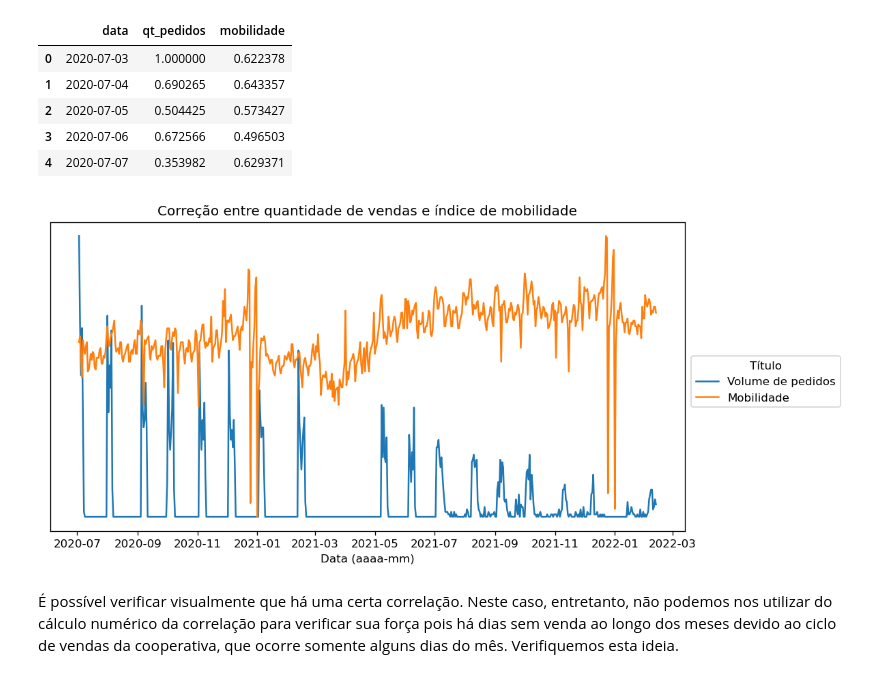
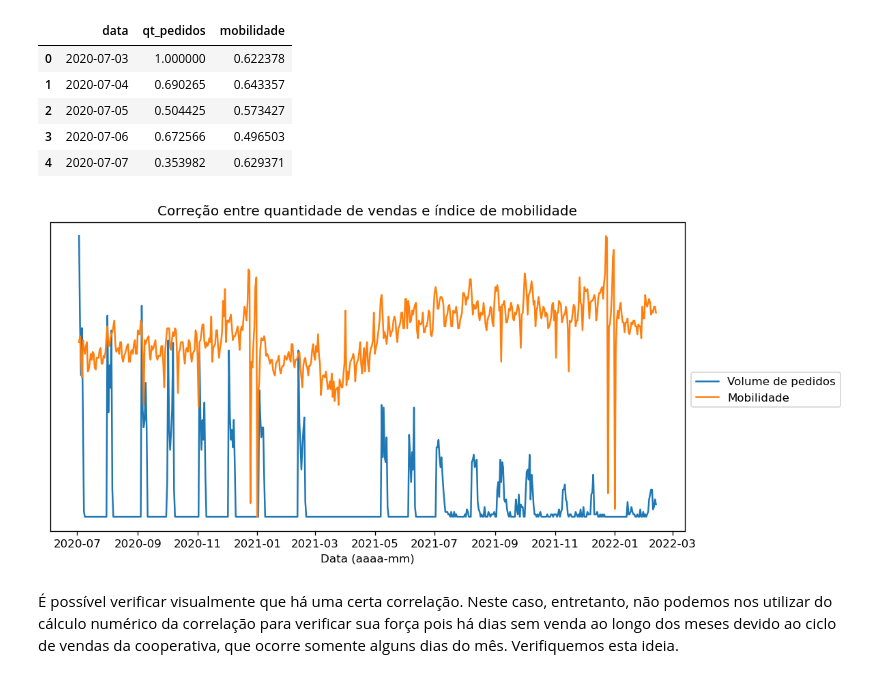
Before and after one commit to lgalicki/tcc-pos-ciecia-de-dados-pucmg, a Jupyter notebook: 2 - Análise e Exploração dos Dados.ipynb, the cells around one changed output. Cells and saved outputs as stored; diff of their text form; code cells hidden in the pictures.

```diff
--- a/2 - Análise e Exploração dos Dados.ipynb
+++ b/2 - Análise e Exploração dos Dados.ipynb
@@ -482,11 +514,11 @@ df_comp_norm.head()
 # %%
 plt.figure(dpi=120,figsize=(10,5))
 ax = sns.lineplot(data=pd.melt(df_comp_norm,['data']),x='data',y='value',hue='variable')
 ax.set(yticks=[])
-plt.legend(title='Título',loc=(1.01,0.4),labels=['Volume de pedidos', 'Mobilidade'])
+plt.legend(loc=(1.01,0.4),labels=['Volume de pedidos', 'Mobilidade'])
 ax.set(title='Correção entre quantidade de vendas e índice de mobilidade',xlabel='Data (aaaa-mm)',ylabel='');
 # %% [output]
-[figure, old version]
+[figure, new version]
 # %% [markdown]
 É possível verificar visualmente que há uma certa correlação. Neste caso, entretanto, não podemos nos utilizar do cálculo numérico da correlação para verificar sua força pois há dias sem venda ao longo dos meses devido ao ciclo de vendas da cooperativa, que ocorre somente alguns dias do mês. Verifiquemos esta ideia.
 # %%
```
Also changed, not shown: parts of 4 cells of this notebook, 2 other files.
